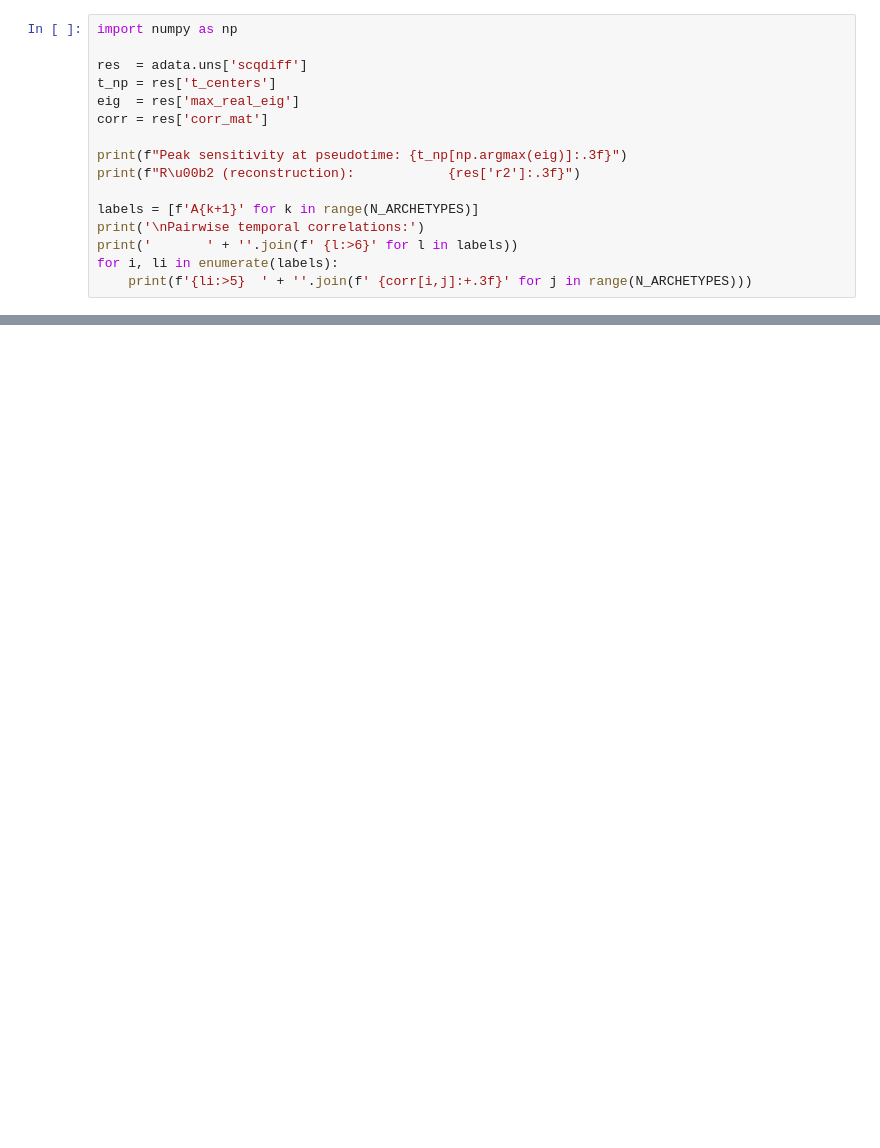
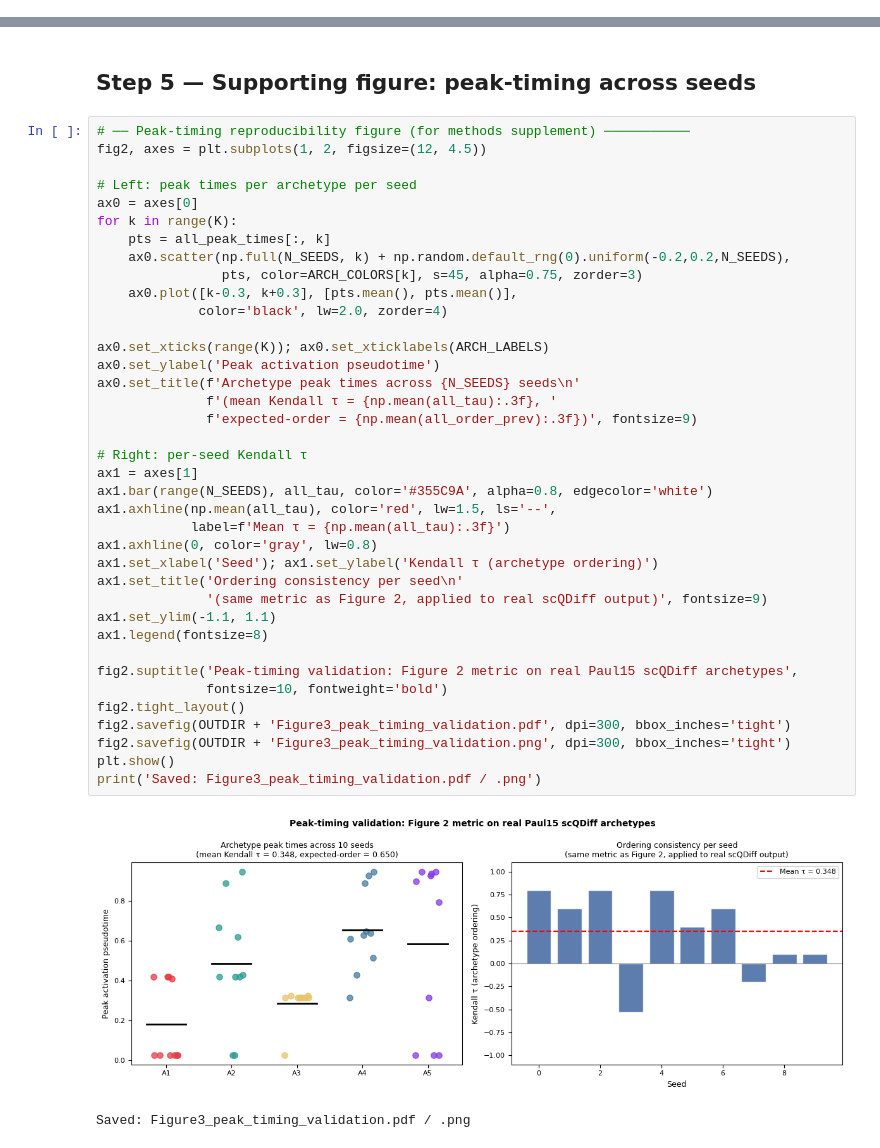
Before and after one commit to manarai/scJDO, a Jupyter notebook: Figures_notebook/Figure3.ipynb, the cells around one changed output, grey strips where cells are left out. Drawn from its saved outputs; the diff is of its cells as text; blank space fills up the shorter version.

```diff
--- a/Figures_notebook/Figure3.ipynb
+++ b/Figures_notebook/Figure3.ipynb
@@ -132,16 +0,0 @@ sqd.pl.coordination(adata,save=OUTDIR + 'figure3d_coordination.pdf')
-# %%
-import numpy as np
-
-res  = adata.uns['scqdiff']
-t_np = res['t_centers']
-eig  = res['max_real_eig']
-corr = res['corr_mat']
-
-print(f"Peak sensitivity at pseudotime: {t_np[np.argmax(eig)]:.3f}")
-print(f"R\u00b2 (reconstruction):            {res['r2']:.3f}")
-
-labels = [f'A{k+1}' for k in range(N_ARCHETYPES)]
-print('\nPairwise temporal correlations:')
-print('       ' + ''.join(f' {l:>6}' for l in labels))
-for i, li in enumerate(labels):
-    print(f'{li:>5}  ' + ''.join(f' {corr[i,j]:+.3f}' for j in range(N_ARCHETYPES)))
@@ -303,0 +329,43 @@ array([<Axes: title={'center': 'Sp1  —  top targets  (weighted score=0.790, pe
+# %% [markdown]
+## Step 5 — Supporting figure: peak-timing across seeds
+# %%
+# ── Peak-timing reproducibility figure (for methods supplement) ───────────
+fig2, axes = plt.subplots(1, 2, figsize=(12, 4.5))
+
+# Left: peak times per archetype per seed
+ax0 = axes[0]
+for k in range(K):
+    pts = all_peak_times[:, k]
+    ax0.scatter(np.full(N_SEEDS, k) + np.random.default_rng(0).uniform(-0.2,0.2,N_SEEDS),
+                pts, color=ARCH_COLORS[k], s=45, alpha=0.75, zorder=3)
+    ax0.plot([k-0.3, k+0.3], [pts.mean(), pts.mean()],
+             color='black', lw=2.0, zorder=4)
+
+ax0.set_xticks(range(K)); ax0.set_xticklabels(ARCH_LABELS)
+ax0.set_ylabel('Peak activation pseudotime')
+ax0.set_title(f'Archetype peak times across {N_SEEDS} seeds\n'
+              f'(mean Kendall τ = {np.mean(all_tau):.3f}, '
+              f'expected-order = {np.mean(all_order_prev):.3f})', fontsize=9)
+
+# Right: per-seed Kendall τ
+ax1 = axes[1]
+ax1.bar(range(N_SEEDS), all_tau, color='#355C9A', alpha=0.8, edgecolor='white')
+ax1.axhline(np.mean(all_tau), color='red', lw=1.5, ls='--',
+            label=f'Mean τ = {np.mean(all_tau):.3f}')
+ax1.axhline(0, color='gray', lw=0.8)
+ax1.set_xlabel('Seed'); ax1.set_ylabel('Kendall τ (archetype ordering)')
+ax1.set_title('Ordering consistency per seed\n'
+              '(same metric as Figure 2, applied to real scQDiff output)', fontsize=9)
+ax1.set_ylim(-1.1, 1.1)
+ax1.legend(fontsize=8)
+
+fig2.suptitle('Peak-timing validation: Figure 2 metric on real Paul15 scQDiff archetypes',
+              fontsize=10, fontweight='bold')
+fig2.tight_layout()
+fig2.savefig(OUTDIR + 'Figure3_peak_timing_validation.pdf', dpi=300, bbox_inches='tight')
+fig2.savefig(OUTDIR + 'Figure3_peak_timing_validation.png', dpi=300, bbox_inches='tight')
+plt.show()
+print('Saved: Figure3_peak_timing_validation.pdf / .png')
+# %% [output]
+[figure, added]
+Saved: Figure3_peak_timing_validation.pdf / .png
```
Also changed, not shown: parts of 38 cells of this notebook, 1 other file.
